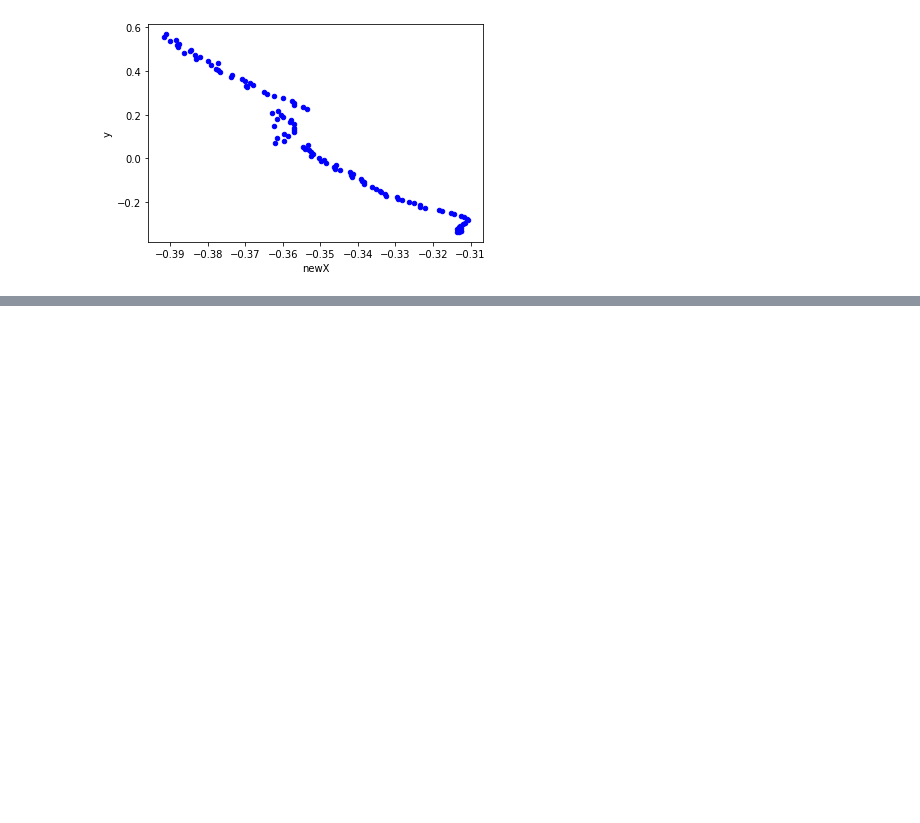
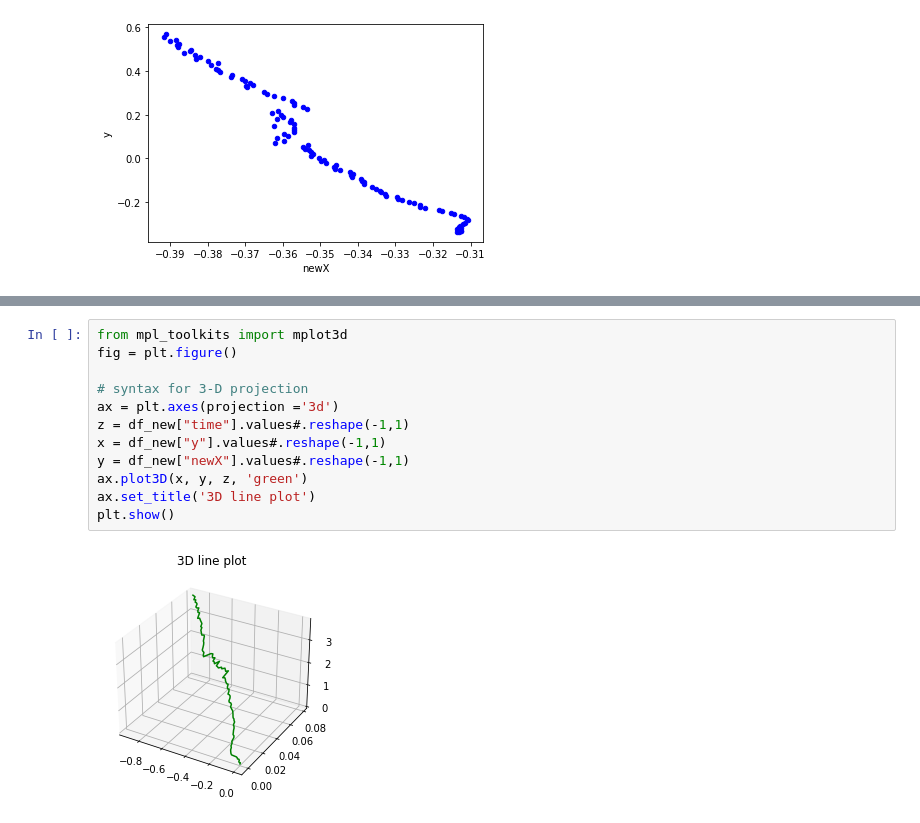
Before and after one commit to mohsafwat23/Pure-Inertial-Odometry-, a Jupyter notebook: processData.ipynb, the cells around one changed output, grey strips where cells are left out. Drawn from its saved outputs; the diff is of its cells as text; blank space fills up the shorter version.

```diff
--- a/processData.ipynb
+++ b/processData.ipynb
@@ -127,0 +119,14 @@ R <bound method RegressorMixin.score of LinearRegression()>
+# %%
+from mpl_toolkits import mplot3d
+fig = plt.figure()
+
+# syntax for 3-D projection
+ax = plt.axes(projection ='3d')
+z = df_new["time"].values#.reshape(-1,1)
+x = df_new["y"].values#.reshape(-1,1)
+y = df_new["newX"].values#.reshape(-1,1)
+ax.plot3D(x, y, z, 'green')
+ax.set_title('3D line plot')
+plt.show()
+# %% [output]
+[figure, added]
```
Also changed, not shown: parts of 9 cells of this notebook, 1 other file.
